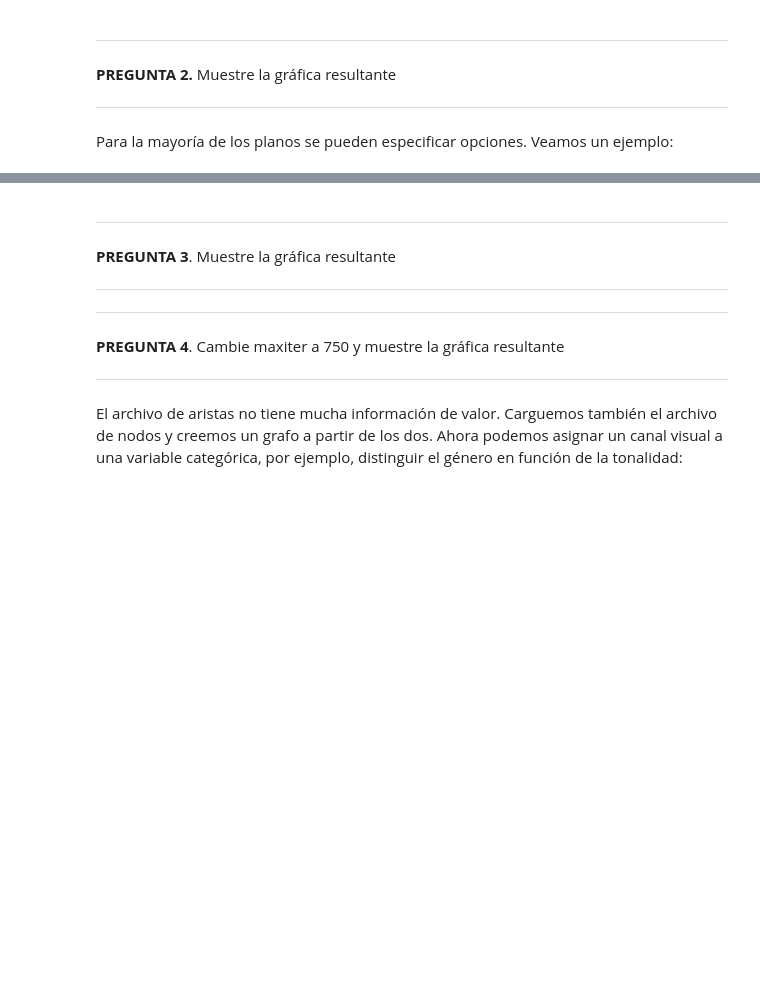
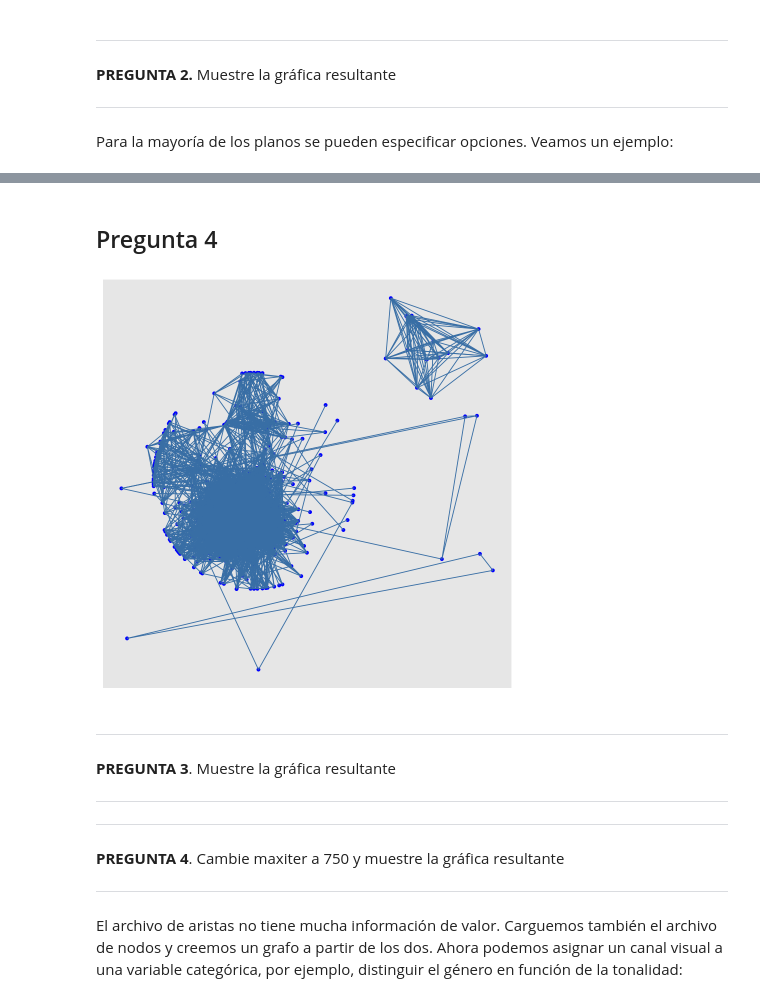
Before and after one commit to MiguelMonr/VisualizacionInformacion, a Jupyter notebook: Practicas/Pr4_VisualizacionRedesGgraph.ipynb, the cells around one changed output, grey strips where cells are left out. Cells and saved outputs as stored; diff of their text form; code cells hidden in the pictures; blank space fills up the shorter version.

```diff
--- a/Practicas/Pr4_VisualizacionRedesGgraph.ipynb
+++ b/Practicas/Pr4_VisualizacionRedesGgraph.ipynb
@@ -84,6 +104,10 @@ Para la mayoría de los planos se pueden especificar opciones. Veamos un ejemplo
+# %% [markdown]
+## Pregunta 4
 # %%
-ggraph(g, layout='kk',maxiter=100) + geom_node_point(color='blue') +
-  geom_edge_link(color='steelblue')
+ggraph(g, layout = "kk", maxiter = 750) + geom_node_point(color = "blue") +
+    geom_edge_link(color = "steelblue")
+# %% [output]
+[figure, added]
 # %% [markdown]
 
 
```
Also changed, not shown: parts of 29 cells of this notebook, 1 other file.
